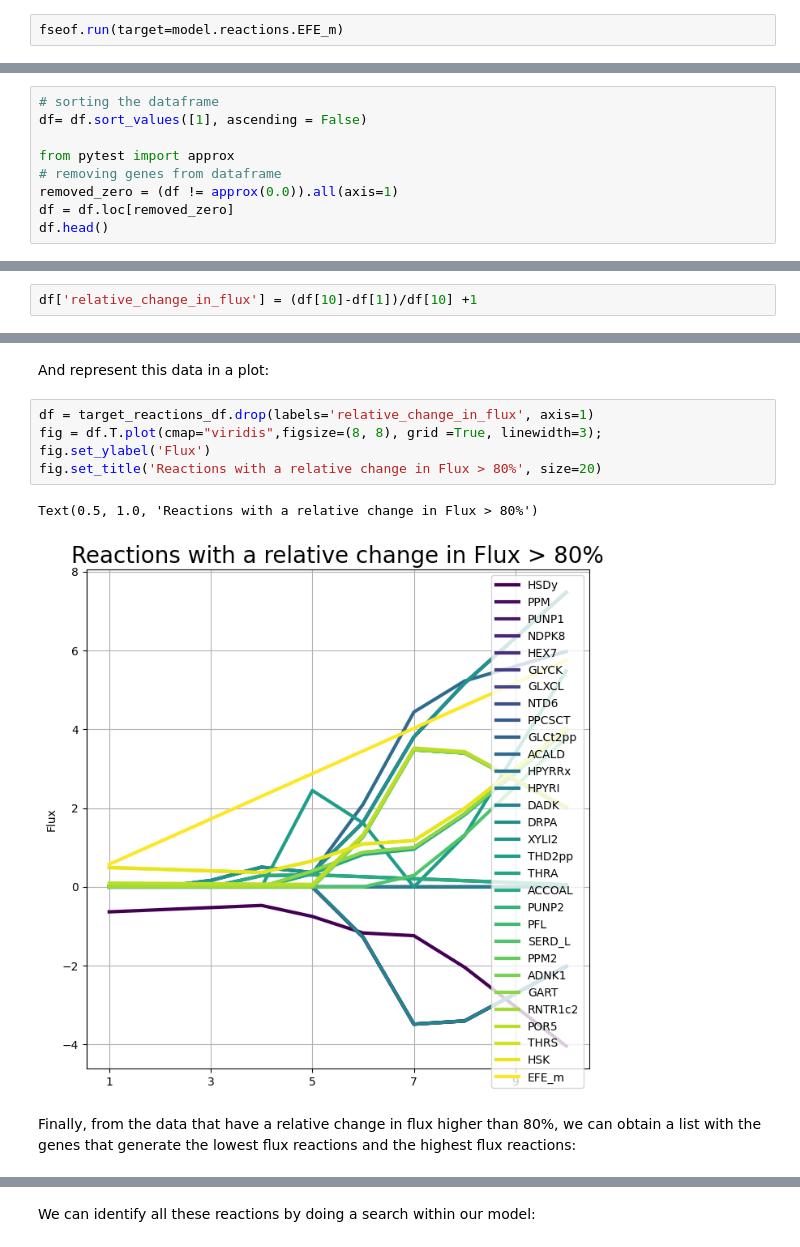
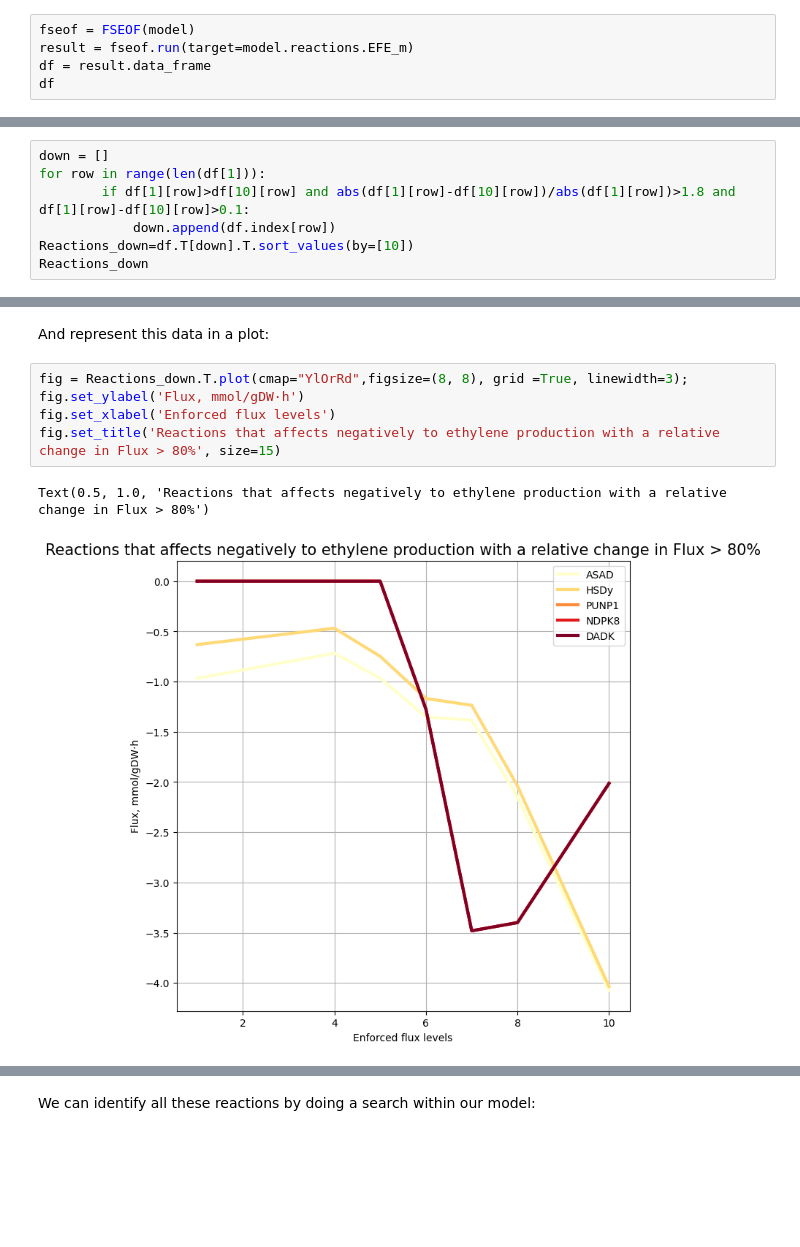
Before and after one commit to 27410/group-assingment-group-2, a Jupyter notebook: analysis/Gene_prediction_targets.ipynb, the cells around one changed output, grey strips where cells are left out. Saved outputs shown, nothing was run; the diff lists cells and outputs as text; blank space fills up the shorter version.

Commit message:
knock_opt and gene_prediction changes

```diff
--- a/analysis/Gene_prediction_targets.ipynb
+++ b/analysis/Gene_prediction_targets.ipynb
@@ -16,3 +14,6 @@ fseof = FSEOF(model)
 # %%
-fseof.run(target=model.reactions.EFE_m)
+fseof = FSEOF(model)
+result = fseof.run(target=model.reactions.EFE_m)
+df = result.data_frame
+df
 # %% [output]
@@ -47,9 +45,0 @@ Next, we can delete all the targets that have a flux change of 0.0, so we can ob
-# %%
-# sorting the dataframe
-df= df.sort_values([1], ascending = False)
-
-from pytest import approx
-# removing genes from dataframe
-removed_zero = (df != approx(0.0)).all(axis=1)
-df = df.loc[removed_zero]
-df.head()
@@ -93,2 +71,0 @@ R = (B-A) / B +1
-# %%
-df['relative_change_in_flux'] = (df[10]-df[1])/df[10] +1
@@ -117,0 +83,7 @@ target_reactions_df
+# %%
+down = []
+for row in range(len(df[1])):
+        if df[1][row]>df[10][row] and abs(df[1][row]-df[10][row])/abs(df[1][row])>1.8 and df[1][row]-df[10][row]>0.1:
+            down.append(df.index[row])
+Reactions_down=df.T[down].T.sort_values(by=[10])
+Reactions_down
@@ -118,12 +97,10 @@ target_reactions_df
 # %% [markdown]
 And represent this data in a plot:
 # %%
-df = target_reactions_df.drop(labels='relative_change_in_flux', axis=1)
-fig = df.T.plot(cmap="viridis",figsize=(8, 8), grid =True, linewidth=3);
-fig.set_ylabel('Flux')
-fig.set_title('Reactions with a relative change in Flux > 80%', size=20)
+fig = Reactions_down.T.plot(cmap="YlOrRd",figsize=(8, 8), grid =True, linewidth=3);
+fig.set_ylabel('Flux, mmol/gDW·h')
+fig.set_xlabel('Enforced flux levels')
+fig.set_title('Reactions that affects negatively to ethylene production with a relative change in Flux > 80%', size=15)
 # %% [output]
-Text(0.5, 1.0, 'Reactions with a relative change in Flux > 80%')
+Text(0.5, 1.0, 'Reactions that affects negatively to ethylene production with a relative change in Flux > 80%')
-[figure, old version]
+[figure, new version]
-# %% [markdown]
-Finally, from the data that have a relative change in flux higher than 80%, we can obtain a list with the genes that generate the lowest flux reactions and the highest flux reactions:
```
Also changed, not shown: parts of 26 cells of this notebook, 1 other file.
